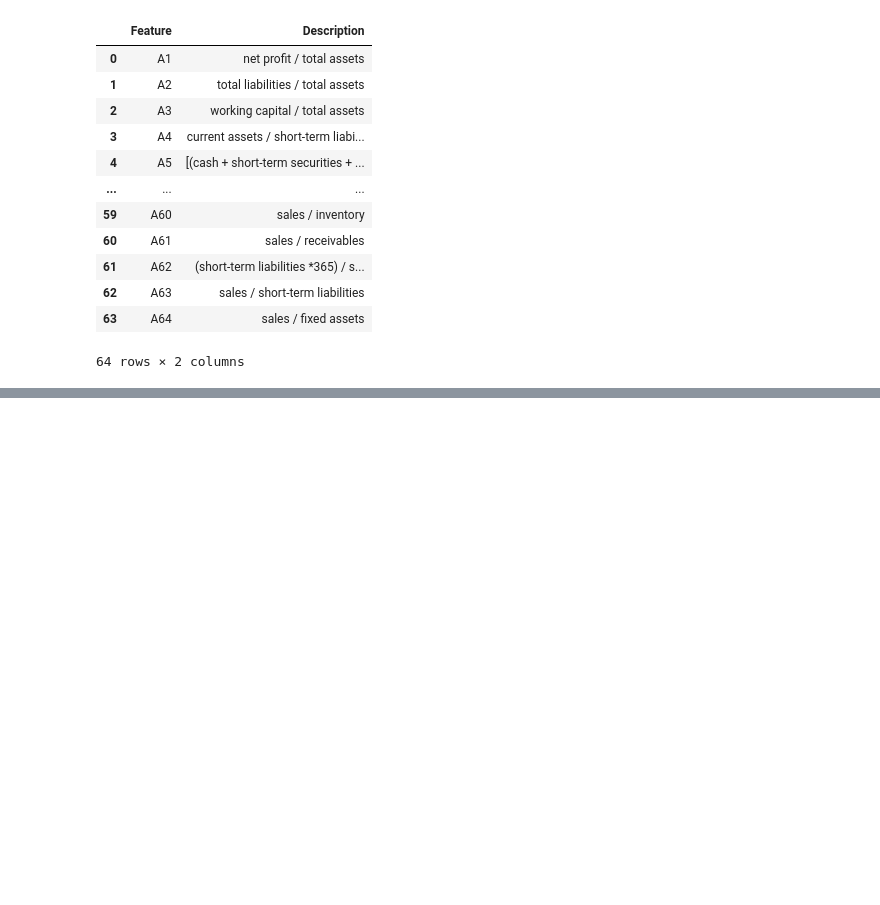
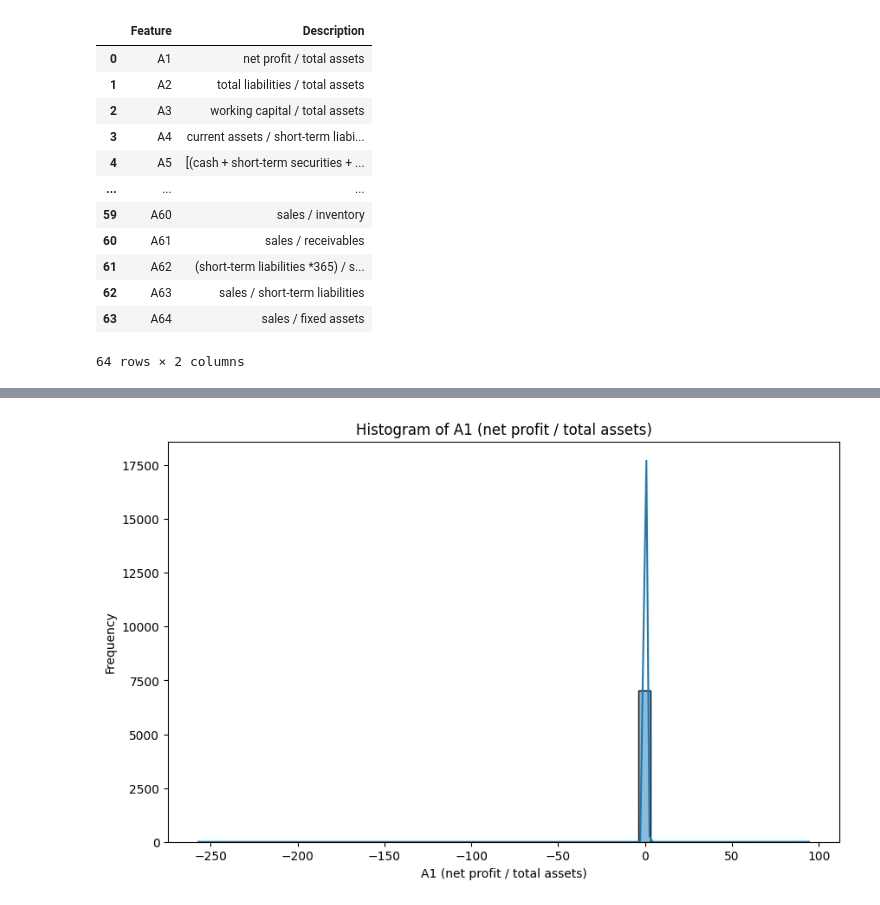
Before and after one commit to piotrdurniat/ml-l1-pcb, a Jupyter notebook: uczenie-maszynowe-lab-1.ipynb, the cells around one changed output, grey strips where cells are left out. Saved outputs shown, nothing was run; the diff lists cells and outputs as text; code cells hidden in the pictures; blank space fills up the shorter version.

```diff
--- a/uczenie-maszynowe-lab-1.ipynb
+++ b/uczenie-maszynowe-lab-1.ipynb
@@ -156,0 +267,12 @@ display(pd.DataFrame(feature_description, columns=["Feature", "Description"]))
+# %%
+# Histogram of the feature A1
+data = X["A1"]
+plt.figure(figsize=(10, 6))
+sns.histplot(data, bins=50, kde=True)
+plt.title("Histogram of A1 (net profit / total assets)")
+plt.xlabel("A1 (net profit / total assets)")
+plt.ylabel("Frequency")
+
+plt.show()
+# %% [output]
+[figure, added]
```
Also changed, not shown: parts of 11 cells of this notebook.
